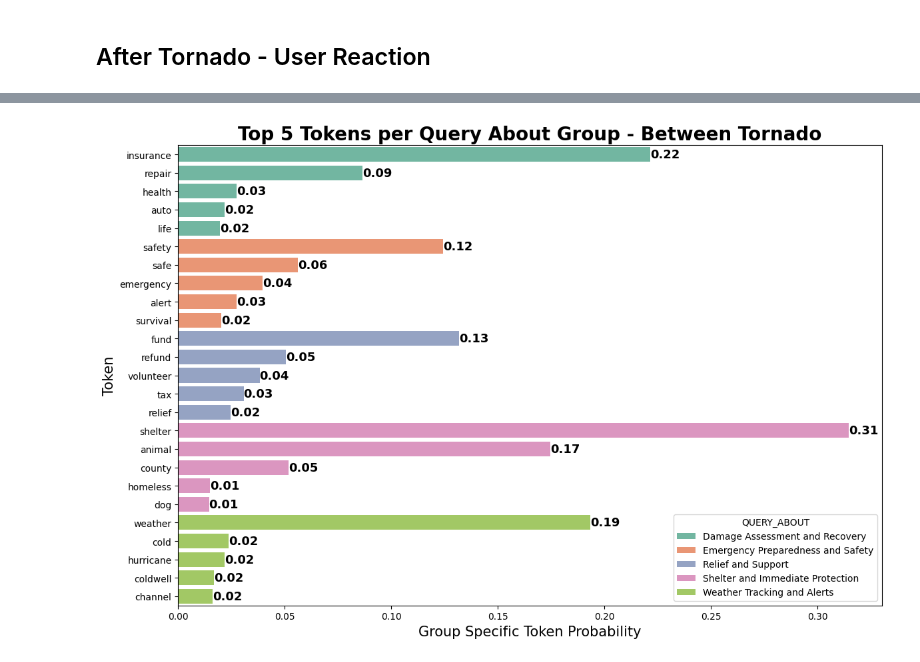
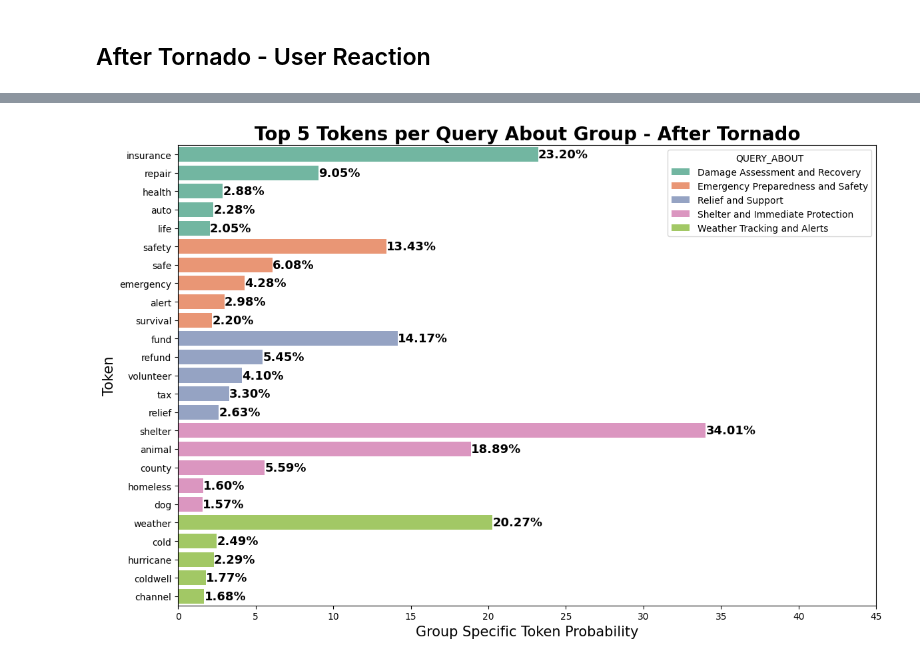
Before and after one commit to chandlerNick/BHT_BI_WiSe2425, a Jupyter notebook: Task1/Code/Keyword_During_After_Before.ipynb, the cells around one changed output, grey strips where cells are left out. Saved outputs shown, nothing was run; the diff lists cells and outputs as text; code cells hidden in the pictures.

Commit message:
fixing during after tornado graphs

```diff
--- a/Task1/Code/Keyword_During_After_Before.ipynb
+++ b/Task1/Code/Keyword_During_After_Before.ipynb
@@ -695,9 +710,12 @@ def lemmatize_token(token):
 # Apply lemmatization to the 'TOKEN' column
 query_events['LEMMATIZED_TOKEN'] = query_events['TOKEN'].apply(lemmatize_token)
 
-# Group by 'QUERY_ABOUT' and 'LEMMATIZED_TOKEN', and sum 'GROUP_SPECIFIC_TOKEN_PROBABILITY'
-query_result = query_events.groupby(['QUERY_ABOUT', 'LEMMATIZED_TOKEN'], as_index=False)['GROUP_SPECIFIC_TOKEN_PROBABILITY'].sum()
-
+query_result = query_events.groupby(
+    ['QUERY_ABOUT', 'LEMMATIZED_TOKEN'], as_index=False
+).agg({
+    'GROUP_SPECIFIC_TOKEN_PROBABILITY': 'sum',
+    'GROUP_SPECIFIC_TOKEN_PERCENTAGE': 'sum'
+})
 # Print the result
 print(query_result)
 # %% [output]
@@ -780,11 +783,12 @@ generate_wordcloud(token_frequencies, 'Tornado')
 # %%
 import matplotlib.pyplot as plt
 import seaborn as sns
+import numpy as np
 
 filtered_overlap = query_result[query_result['QUERY_ABOUT'] != 'UNKNOWN']
 
 top_tokens = filtered_overlap.groupby('QUERY_ABOUT').apply(
-    lambda x: x.nlargest(5, 'GROUP_SPECIFIC_TOKEN_PROBABILITY')
+    lambda x: x.nlargest(5, 'GROUP_SPECIFIC_TOKEN_PERCENTAGE')
 ).reset_index(drop=True)
 
 # Set the size of the plot
@@ -793,7 +797,7 @@ plt.figure(figsize=(12, 8))
 # Create a bar plot where 'QUERY_ABOUT' is on the x-axis and 'GROUP_SPECIFIC_TOKEN_PROBABILITY' is on the y-axis
 ax = sns.barplot(
     data=top_tokens,
-    x='GROUP_SPECIFIC_TOKEN_PROBABILITY',
+    x='GROUP_SPECIFIC_TOKEN_PERCENTAGE',
     y='LEMMATIZED_TOKEN',
     hue='QUERY_ABOUT',  # Add color by 'QUERY_ABOUT'
     dodge=False,  # Makes sure bars for each QUERY_ABOUT are stacked rather than separate
@@ -802,7 +806,7 @@ ax = sns.barplot(
 
 # Set labels and title
 plt.title('Top 5 Tokens per Query About Group - During Tornado', fontsize=20, fontweight='bold')
-plt.xlabel('Group Specific Token Probability', fontsize=15)
+plt.xlabel('Group Specific Token Percentage (%)', fontsize=15)
 plt.ylabel('Token', fontsize=15)
 
 # Step 4: Annotate the bars with the probability values
@@ -810,12 +814,13 @@ for p in ax.patches:
     value = p.get_width()
     if value > 0:  # Only annotate if the value is greater than 0
         ax.annotate(
-            f'{value:.2f}',  # Format to show 2 decimal places
+            f'{value:.2f}%',  # Format to show 2 decimal places
             (value, p.get_y() + p.get_height() / 2),  # Position of the text
             ha='left', va='center',  # Alignment of the text
             fontsize=13, color='black', fontweight='bold'
         )
 
+plt.xticks(np.arange(0, 50, 5))
 # Save the plot to the output folder
 output_folder = "../Images/"
 output_file = output_folder + "top_tokens_during_tornado.png"
@@ -1202,8 +1193,12 @@ def lemmatize_token(token):
 overlap['LEMMATIZED_TOKEN'] = overlap['TOKEN'].apply(lemmatize_token)
 
 # Group by 'QUERY_ABOUT' and 'LEMMATIZED_TOKEN', and sum 'GROUP_SPECIFIC_TOKEN_PROBABILITY'
-result = overlap.groupby(['QUERY_ABOUT', 'LEMMATIZED_TOKEN'], as_index=False)['GROUP_SPECIFIC_TOKEN_PROBABILITY'].sum()
-
+result = overlap.groupby(
+    ['QUERY_ABOUT', 'LEMMATIZED_TOKEN'], as_index=False
+).agg({
+    'GROUP_SPECIFIC_TOKEN_PROBABILITY': 'sum',
+    'GROUP_SPECIFIC_TOKEN_PERCENTAGE': 'sum'
+})
 # Print the result
 print(result)
 # %% [output]
@@ -1244,0 +1226,5 @@ result
+# %%
+# Sort within each QUERY_ABOUT group by Group_Specific_Token_Probability
+result = result.sort_values(by=['QUERY_ABOUT', 'GROUP_SPECIFIC_TOKEN_PROBABILITY'], ascending=False)
+
+result.to_csv('../Data/query_events_after_tornado.csv')
@@ -1284,11 +1272,12 @@ generate_wordcloud(token_frequencies,'Tornado')
 # %%
 import matplotlib.pyplot as plt
 import seaborn as sns
+import numpy as np
 
 filtered_overlap = result[result['QUERY_ABOUT'] != 'UNKNOWN']
 
 top_tokens = filtered_overlap.groupby('QUERY_ABOUT').apply(
-    lambda x: x.nlargest(5, 'GROUP_SPECIFIC_TOKEN_PROBABILITY')
+    lambda x: x.nlargest(5, 'GROUP_SPECIFIC_TOKEN_PERCENTAGE')
 ).reset_index(drop=True)
 
 # Set the size of the plot
@@ -1297,37 +1286,38 @@ plt.figure(figsize=(12, 8))
 # Create a bar plot where 'QUERY_ABOUT' is on the x-axis and 'GROUP_SPECIFIC_TOKEN_PROBABILITY' is on the y-axis
 ax = sns.barplot(
     data=top_tokens,
-    x='GROUP_SPECIFIC_TOKEN_PROBABILITY',
+    x='GROUP_SPECIFIC_TOKEN_PERCENTAGE',
     y='LEMMATIZED_TOKEN',
     hue='QUERY_ABOUT',  # Add color by 'QUERY_ABOUT'
     dodge=False,  # Makes sure bars for each QUERY_ABOUT are stacked rather than separate
     palette='Set2'  # You can choose any other color palette
 )
 
 # Set labels and title
-plt.title('Top 5 Tokens per Query About Group - Between Tornado', fontsize=20, fontweight='bold')
+plt.title('Top 5 Tokens per Query About Group - After Tornado', fontsize=20, fontweight='bold')
 plt.xlabel('Group Specific Token Probability', fontsize=15)
 plt.ylabel('Token', fontsize=15)
 
 # Step 4: Annotate the bars with the probability values
 for p in ax.patches:
     value = p.get_width()
     if value > 0:  # Only annotate if the value is greater than 0
         ax.annotate(
-            f'{value:.2f}',  # Format to show 2 decimal places
+            f'{value:.2f}%',  # Format to show 2 decimal places
             (value, p.get_y() + p.get_height() / 2),  # Position of the text
             ha='left', va='center',  # Alignment of the text
             fontsize=13, color='black', fontweight='bold'
         )
 
+plt.xticks(np.arange(0, 50, 5))
 # Save the plot to the output folder
 output_folder = "../Images/"
 output_file = output_folder + "top_tokens_between_tornado.png"
 plt.tight_layout()
 plt.savefig(output_file)
 
 # Display the plot
 plt.tight_layout()
 plt.show()
 # %% [output]
-[figure, old version]
+[figure, new version]
```
Also changed, not shown: parts of 22 cells of this notebook, 6 other files.
